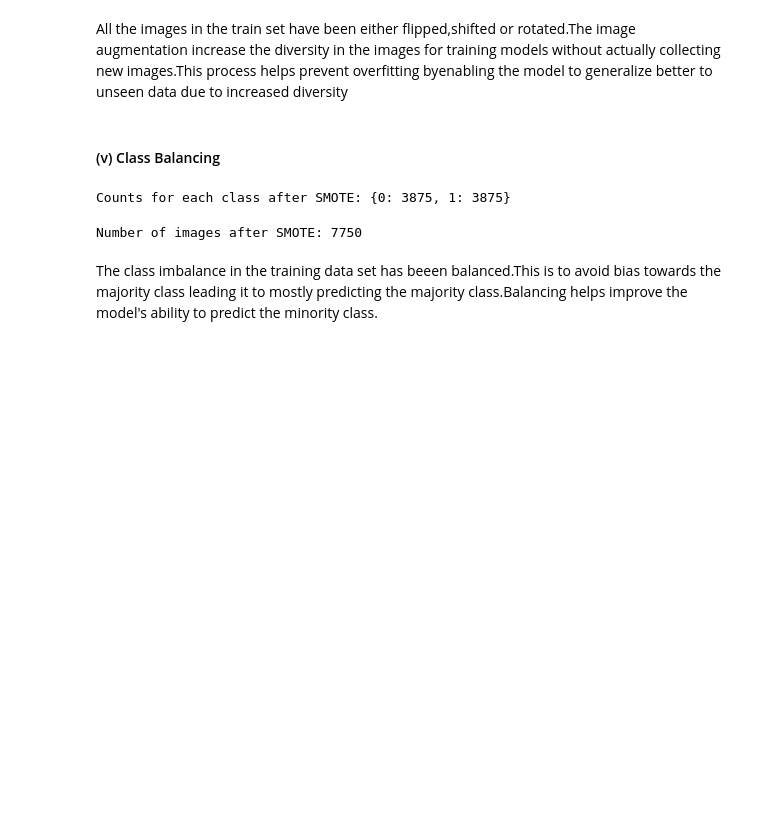
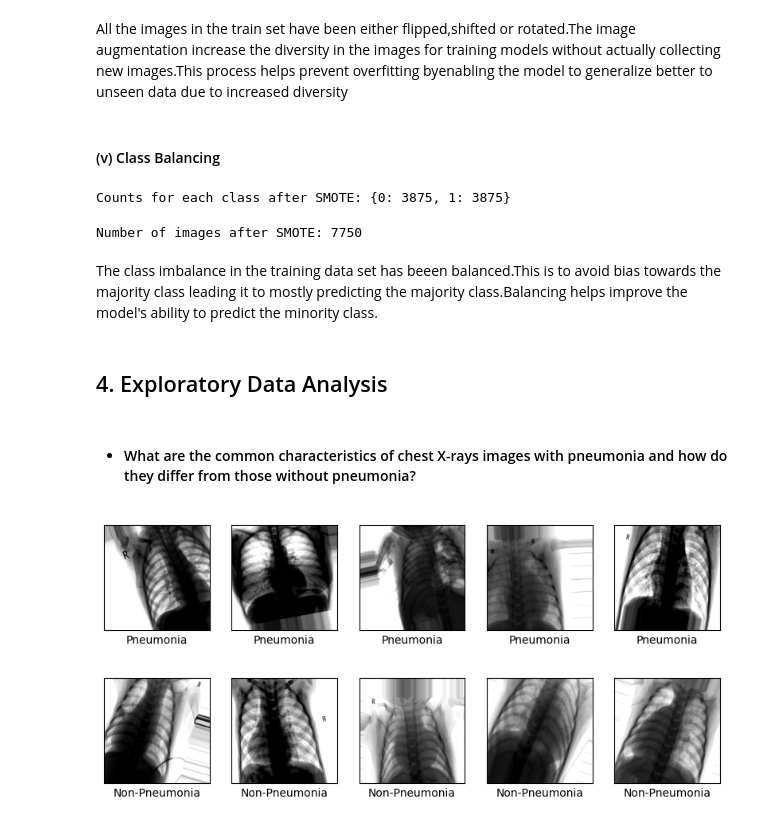
Before and after one commit to KimberlyWairimu/Phase-4-Project, a Jupyter notebook: The Notebook.ipynb, the cells around one changed output. Saved outputs shown, nothing was run; the diff lists cells and outputs as text; code cells hidden in the pictures; blank space fills up the shorter version.

```diff
--- a/The Notebook.ipynb
+++ b/The Notebook.ipynb
@@ -414,3 +417,38 @@ print('Number of images after SMOTE:', len(images_res))
 Number of images after SMOTE: 7750
 # %% [markdown]
 The class imbalance in the training data set has beeen balanced.This is to avoid bias towards the majority class leading it to mostly predicting the majority class.Balancing helps improve the model's ability to predict the minority class.
+# %% [markdown]
+## 4. Exploratory Data Analysis
+# %% [markdown]
+- #### What are the common characteristics of chest X-rays images with pneumonia and how do they differ from those without pneumonia?
+# %%
+# Getting indices of pneumonia cases
+pneumonia_cases = [i for i, label in enumerate(labels_res) if label == 1]
+
+# Getting indices of non-pneumonia cases
+non_pneumonia_cases = [i for i, label in enumerate(labels_res) if label == 0]
+
+# Ploting some pneumonia cases
+plt.figure(figsize=(10,10))
+for i in range(5):
+    plt.subplot(5,5,i+1)
+    plt.xticks([])
+    plt.yticks([])
+    plt.grid(False)
+    plt.imshow(images_res[pneumonia_cases[i]], cmap=plt.cm.binary)
+    plt.xlabel('Pneumonia')
+plt.show()
+
+# Ploting some non-pneumonia cases
+plt.figure(figsize=(10,10))
+for i in range(5):
+    plt.subplot(5,5,i+1)
+    plt.xticks([])
+    plt.yticks([])
+    plt.grid(False)
+    plt.imshow(images_res[non_pneumonia_cases[i]], cmap=plt.cm.binary)
+    plt.xlabel('Non-Pneumonia')
+plt.show()
+# %% [output]
+[figure, added]
+[figure, added]
```
Also changed, not shown: parts of 15 cells of this notebook.
